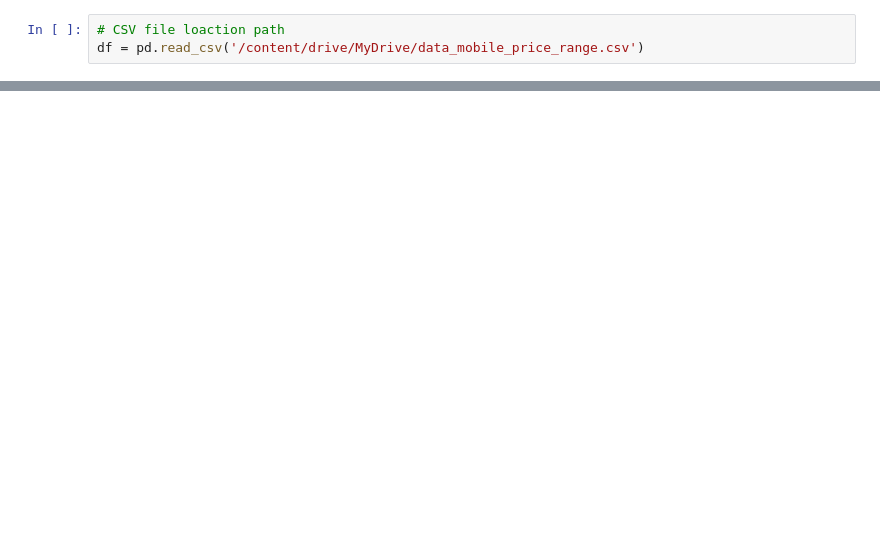
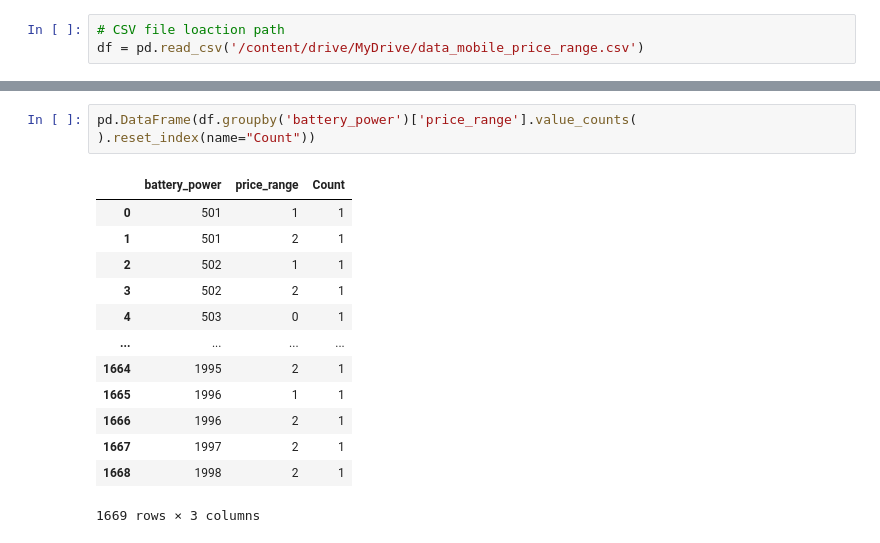
Before and after one commit to Anupa-123/Mobile-Price-Classification, a Jupyter notebook: Mobile_Price_Classification.ipynb, the cells around one changed output, grey strips where cells are left out. Cells and saved outputs as stored; diff of their text form; blank space fills up the shorter version.

```diff
--- a/Mobile_Price_Classification.ipynb
+++ b/Mobile_Price_Classification.ipynb
@@ -1617,0 +372,16 @@ plt.show()
+# %%
+pd.DataFrame(df.groupby('battery_power')['price_range'].value_counts(  ).reset_index(name="Count"))
+# %% [output]
+|  | battery_power | price_range | Count |
+| 0 | 501 | 1 | 1 |
+| 1 | 501 | 2 | 1 |
+| 2 | 502 | 1 | 1 |
+| 3 | 502 | 2 | 1 |
+| 4 | 503 | 0 | 1 |
+| ... | ... | ... | ... |
+| 1664 | 1995 | 2 | 1 |
+| 1665 | 1996 | 1 | 1 |
+| 1666 | 1996 | 2 | 1 |
+| 1667 | 1997 | 2 | 1 |
+| 1668 | 1998 | 2 | 1 |
+1669 rows × 3 columns
```
Also changed, not shown: parts of 515 cells of this notebook.
